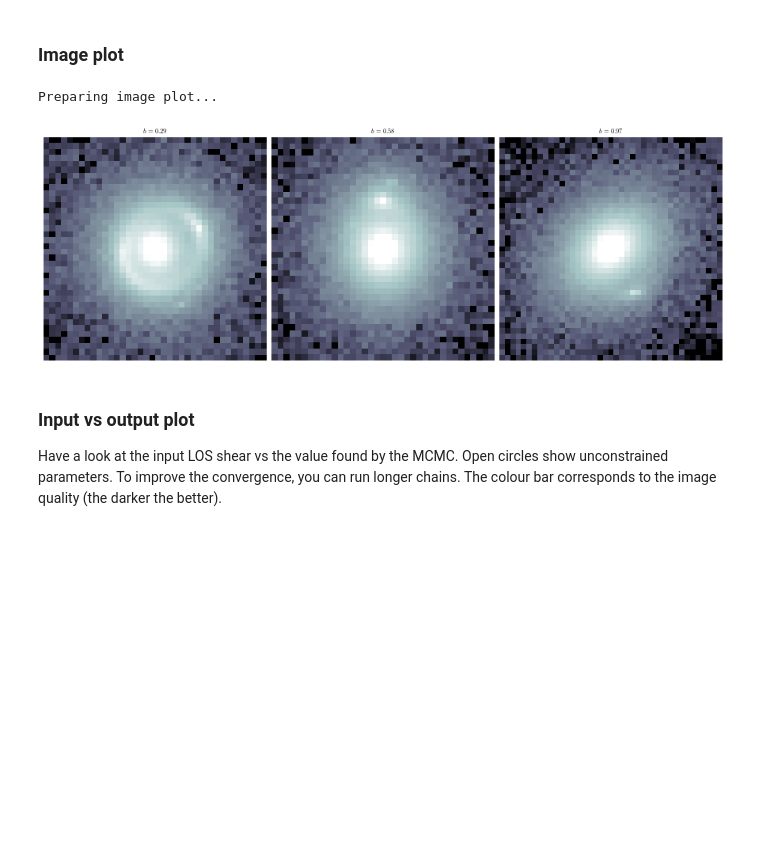
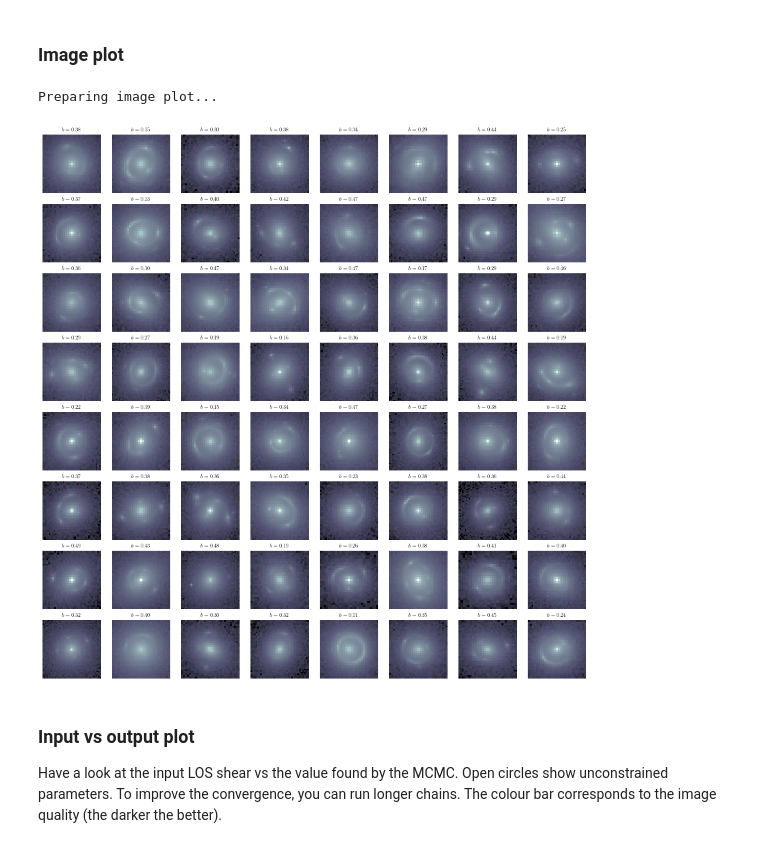
Before and after one commit to nataliehogg/analosis, a Jupyter notebook: analosis/notebooks/example_notebook.ipynb, the cells around one changed output. Drawn from its saved outputs; the diff is of its cells as text; code cells hidden in the pictures; blank space fills up the shorter version.

```diff
--- a/analosis/notebooks/example_notebook.ipynb
+++ b/analosis/notebooks/example_notebook.ipynb
@@ -35,15 +35,15 @@ We now impose the settings used to generate the images.
 * `sigma_halo_offset`: the offset of the halo from the baryonic part of the lens in parsecs
 # %%
 image_settings = {'generate_image': True,
-                  'number_of_images': 3,
+                  'number_of_images': 64,
                   'image_name': 'my_image',
                   'lens_light': True,
-                  'maximum_shear': 0.025, # 0.05
+                  'maximum_shear': 0.03, # 0.05
                   'Einstein_radius_min': 0.5, # 0.5 arcsec
                   'min_aspect_ratio_source': 0.7,
                   'min_aspect_ratio_baryons': 0.7,
                   'min_aspect_ratio_nfw': 0.7,
-                  'maximum_source_offset_factor': 1.0, # in units of source half-light radius
+                  'maximum_source_offset_factor': 0.5, # in units of source half-light radius
                   'source_perturbations': [0.03, 0.03, 0.03], # three additional Sersics with amplitudes that are 3% of the main source
                   'sigma_halo_offset': 300} # pc
 # %% [markdown]
@@ -58,7 +58,7 @@ Here we impose the settings for the MCMC analysis.
 * `n_burn`: number of burn-in steps for the MCMC
 * `n_run`: number of sampling steps for the MCMC
 # %%
-mcmc_settings = {'MCMC': True,
+mcmc_settings = {'MCMC': False,
                  'complexity': 'perfect_minimal',
                  'number_of_runs': 3,
                  'starting_index': 0,
@@ -112,10 +96,10 @@ p = Plots(cosmology, path)
 # %% [markdown]
 ### Image plot
 # %%
-p.image_plot(path, image_settings, number_of_columns=3, b_max=10, save=True, show=True)
+p.image_plot(path, image_settings, number_of_columns=8, b_max=10, save=True, show=True)
 # %% [output]
 Preparing image plot...
-[figure, old version]
+[figure, new version]
 # %% [markdown]
 ### Input vs output plot
 Have a look at the input LOS shear vs the value found by the MCMC. Open circles show unconstrained parameters. To improve the convergence, you can run longer chains. The colour bar corresponds to the image quality (the darker the better).
```
Also changed, not shown: parts of 1 cell of this notebook, 6 other files.
